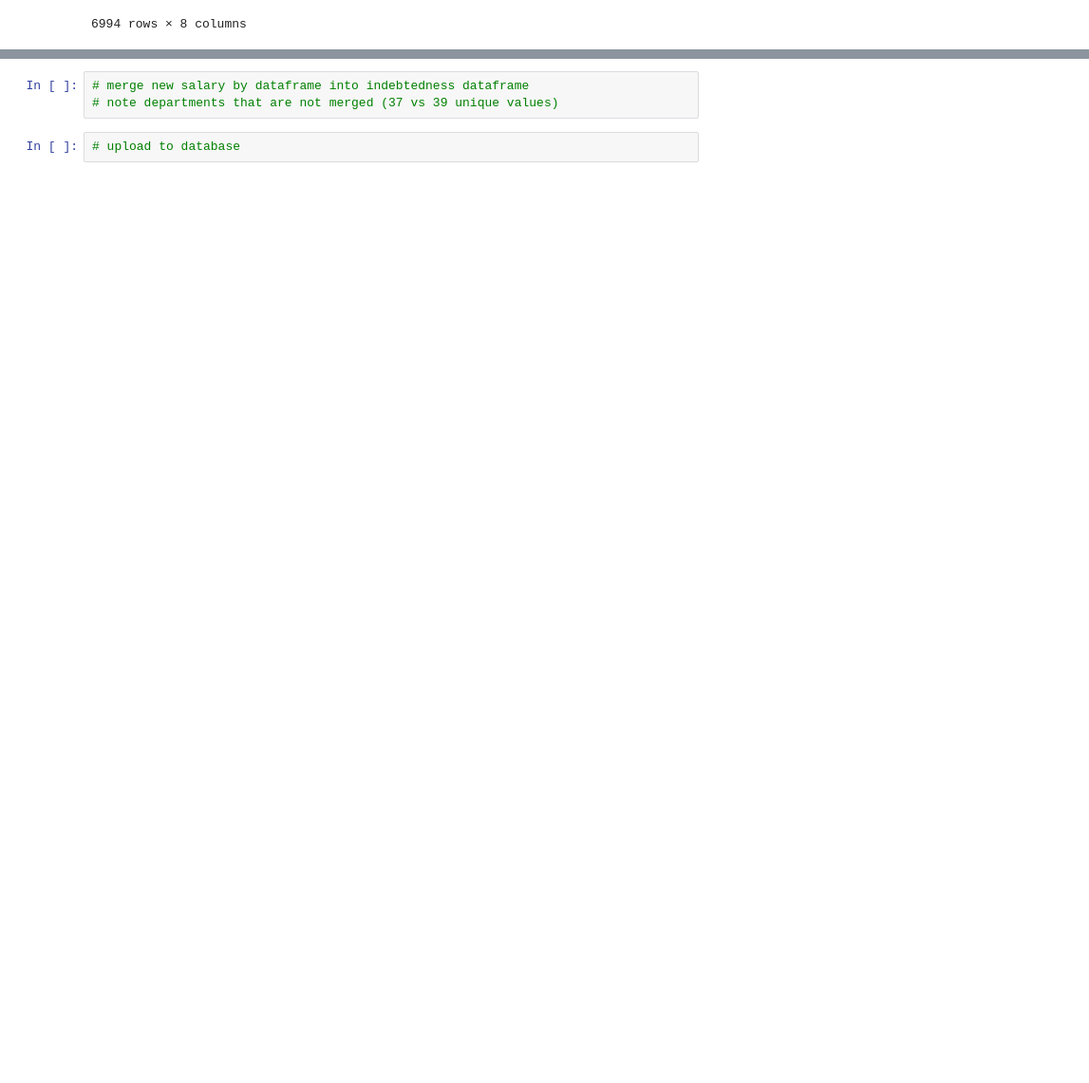
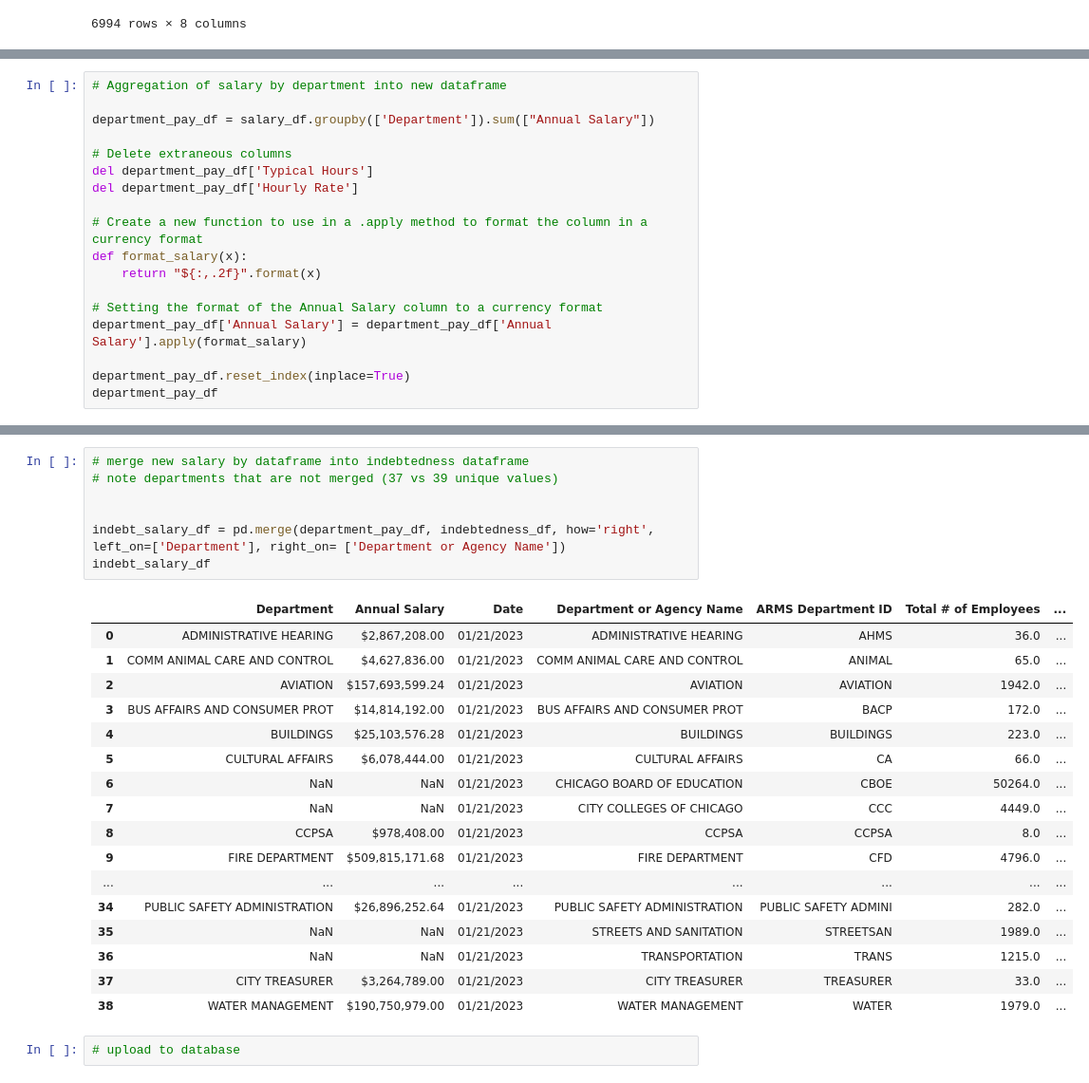
Before and after one commit to andrew8185/Chicago-indebtedness, a Jupyter notebook: ETL_Mini_Project_Starter_Code.ipynb, the cells around one changed output, grey strips where cells are left out. Shown: that part at 95% size. Cells and saved outputs as stored; diff of their text form; blank space fills up the shorter version.

Commit message:
adding aggregation and merge

```diff
--- a/ETL_Mini_Project_Starter_Code.ipynb
+++ b/ETL_Mini_Project_Starter_Code.ipynb
@@ -148,0 +142,18 @@ hourly_only
+# %%
+# Aggregation of salary by department into new dataframe
+
+department_pay_df = salary_df.groupby(['Department']).sum(["Annual Salary"])
+
+# Delete extraneous columns
+del department_pay_df['Typical Hours']
+del department_pay_df['Hourly Rate']
+
+# Create a new function to use in a .apply method to format the column in a currency format
+def format_salary(x):
+    return "${:,.2f}".format(x)
+
+# Setting the format of the Annual Salary column to a currency format
+department_pay_df['Annual Salary'] = department_pay_df['Annual Salary'].apply(format_salary)
+
+department_pay_df.reset_index(inplace=True)
+department_pay_df
@@ -149,5 +178,27 @@ hourly_only
 # %%
 # merge new salary by dataframe into indebtedness dataframe
 # note departments that are not merged (37 vs 39 unique values)
+
+
+indebt_salary_df = pd.merge(department_pay_df, indebtedness_df, how='right', left_on=['Department'], right_on= ['Department or Agency Name'])
+indebt_salary_df
+# %% [output]
+|  | Department | Annual Salary | Date | Department or Agency Name | ARMS Department ID | Total # of Employees | ... |
+| 0 | ADMINISTRATIVE HEARING | $2,867,208.00 | 01/21/2023 | ADMINISTRATIVE HEARING | AHMS | 36.0 | ... |
+| 1 | COMM ANIMAL CARE AND CONTROL | $4,627,836.00 | 01/21/2023 | COMM ANIMAL CARE AND CONTROL | ANIMAL | 65.0 | ... |
+| 2 | AVIATION | $157,693,599.24 | 01/21/2023 | AVIATION | AVIATION | 1942.0 | ... |
+| 3 | BUS AFFAIRS AND CONSUMER PROT | $14,814,192.00 | 01/21/2023 | BUS AFFAIRS AND CONSUMER PROT | BACP | 172.0 | ... |
+| 4 | BUILDINGS | $25,103,576.28 | 01/21/2023 | BUILDINGS | BUILDINGS | 223.0 | ... |
+| 5 | CULTURAL AFFAIRS | $6,078,444.00 | 01/21/2023 | CULTURAL AFFAIRS | CA | 66.0 | ... |
+| 6 | NaN | NaN | 01/21/2023 | CHICAGO BOARD OF EDUCATION | CBOE | 50264.0 | ... |
+| 7 | NaN | NaN | 01/21/2023 | CITY COLLEGES OF CHICAGO | CCC | 4449.0 | ... |
+| 8 | CCPSA | $978,408.00 | 01/21/2023 | CCPSA | CCPSA | 8.0 | ... |
+| 9 | FIRE DEPARTMENT | $509,815,171.68 | 01/21/2023 | FIRE DEPARTMENT | CFD | 4796.0 | ... |
+| ... | ... | ... | ... | ... | ... | ... | ... |
+| 34 | PUBLIC SAFETY ADMINISTRATION | $26,896,252.64 | 01/21/2023 | PUBLIC SAFETY ADMINISTRATION | PUBLIC SAFETY ADMINI | 282.0 | ... |
+| 35 | NaN | NaN | 01/21/2023 | STREETS AND SANITATION | STREETSAN | 1989.0 | ... |
+| 36 | NaN | NaN | 01/21/2023 | TRANSPORTATION | TRANS | 1215.0 | ... |
+| 37 | CITY TREASURER | $3,264,789.00 | 01/21/2023 | CITY TREASURER | TREASURER | 33.0 | ... |
+| 38 | WATER MANAGEMENT | $190,750,979.00 | 01/21/2023 | WATER MANAGEMENT | WATER | 1979.0 | ... |
 # %%
 # upload to database
```
Also changed, not shown: parts of 6 cells of this notebook.
